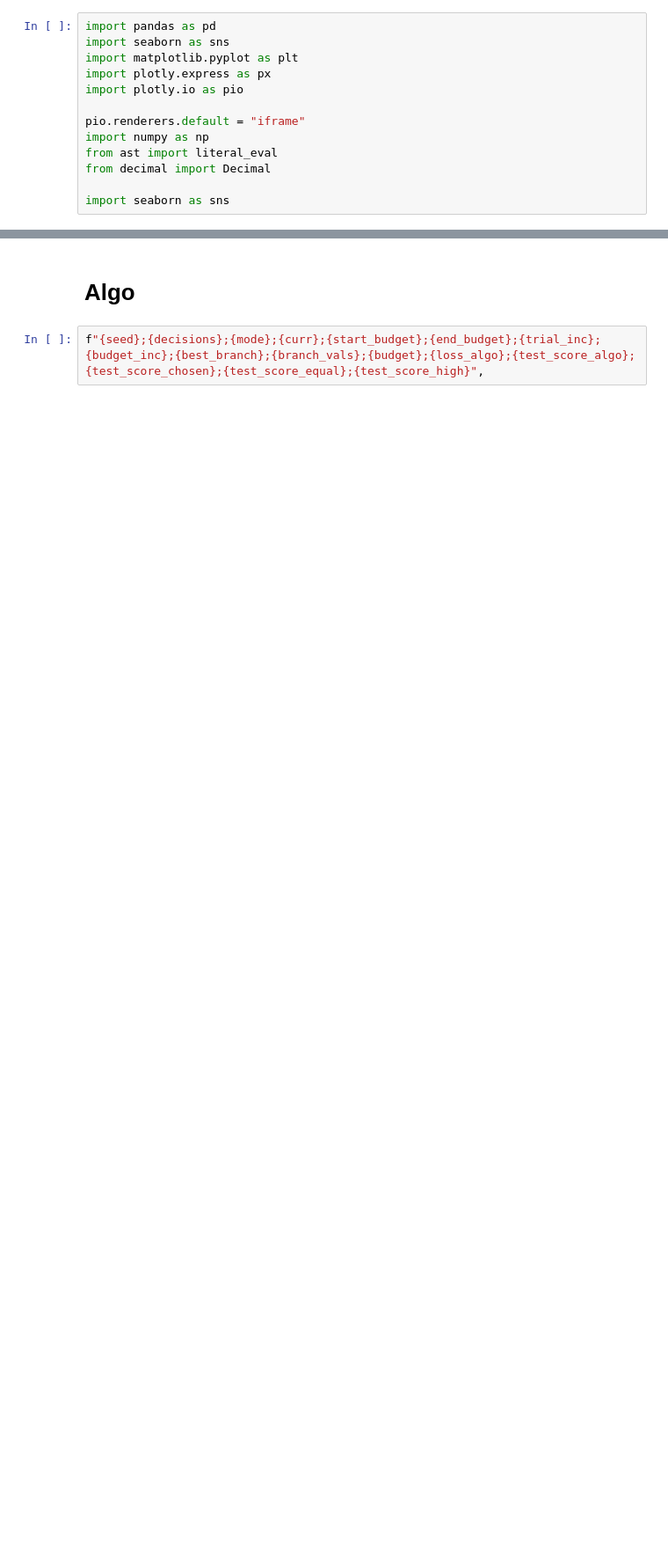
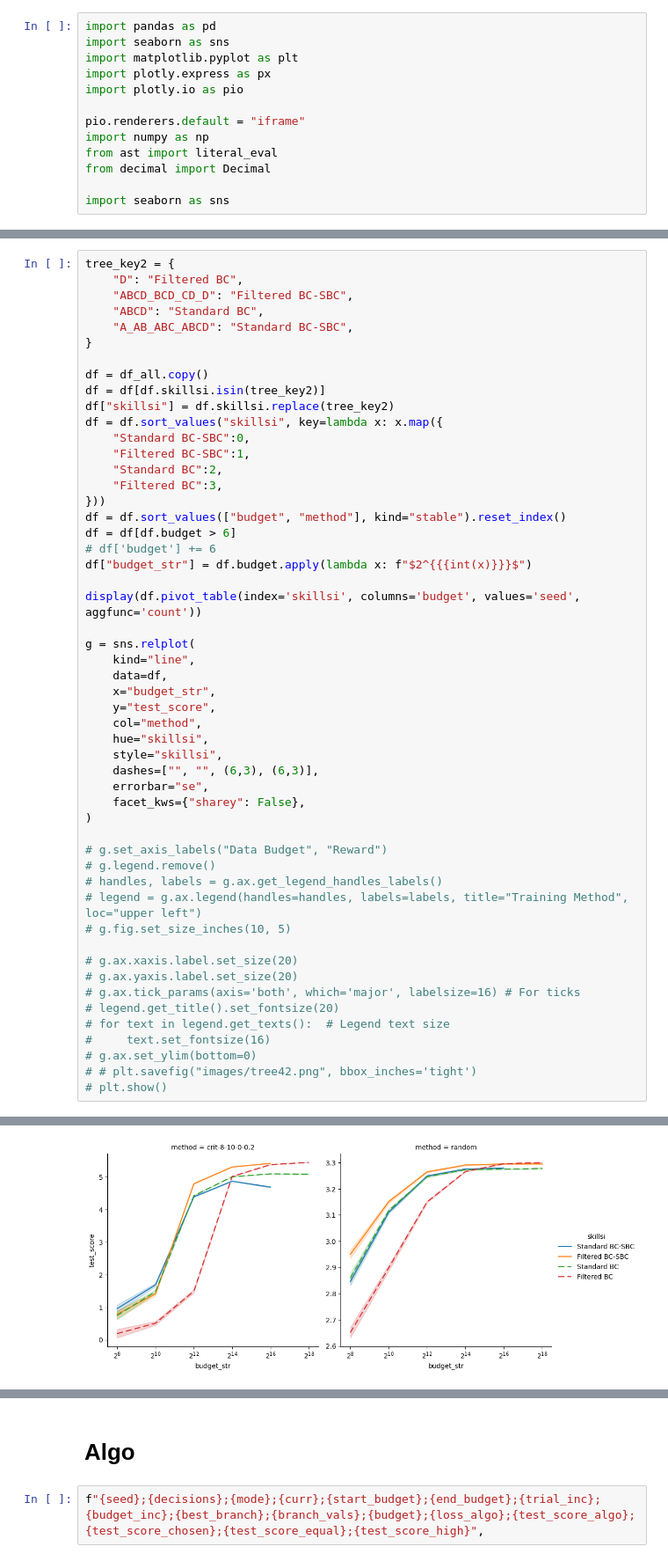
Before and after one commit to saumikn/gymnasium-test, a Jupyter notebook: tree.ipynb, the cells around one changed output, grey strips where cells are left out. Shown at 88% size. Saved outputs shown, nothing was run; the diff lists cells and outputs as text; blank space fills up the shorter version.

Commit message:
new data with larger lr and adam?

```diff
--- a/tree.ipynb
+++ b/tree.ipynb
@@ -370,0 +315,53 @@ AttributeError: Use the `.axes` attribute when facet variables are assigned.
+# %%
+tree_key2 = {
+    "D": "Filtered BC",
+    "ABCD_BCD_CD_D": "Filtered BC-SBC",
+    "ABCD": "Standard BC",
+    "A_AB_ABC_ABCD": "Standard BC-SBC",
+}
+
+df = df_all.copy()
+df = df[df.skillsi.isin(tree_key2)]
+df["skillsi"] = df.skillsi.replace(tree_key2)
+df = df.sort_values("skillsi", key=lambda x: x.map({
+    "Standard BC-SBC":0,
+    "Filtered BC-SBC":1,
+    "Standard BC":2,
+    "Filtered BC":3,
+}))
+df = df.sort_values(["budget", "method"], kind="stable").reset_index()
+df = df[df.budget > 6]
+# df['budget'] += 6
+df["budget_str"] = df.budget.apply(lambda x: f"$2^{{{int(x)}}}$")
+
+display(df.pivot_table(index='skillsi', columns='budget', values='seed', aggfunc='count'))
+
+g = sns.relplot(
+    kind="line",
+    data=df,
+    x="budget_str",
+    y="test_score",
+    col="method",
+    hue="skillsi",
+    style="skillsi",
+    dashes=["", "", (6,3), (6,3)],
+    errorbar="se",
+    facet_kws={"sharey": False},
+)
+
+# g.set_axis_labels("Data Budget", "Reward")
+# g.legend.remove()
+# handles, labels = g.ax.get_legend_handles_labels()
+# legend = g.ax.legend(handles=handles, labels=labels, title="Training Method", loc="upper left")
+# g.fig.set_size_inches(10, 5)
+
+# g.ax.xaxis.label.set_size(20)
+# g.ax.yaxis.label.set_size(20)
+# g.ax.tick_params(axis='both', which='major', labelsize=16) # For ticks
+# legend.get_title().set_fontsize(20)
+# for text in legend.get_texts():  # Legend text size
+#     text.set_fontsize(16)
+# g.ax.set_ylim(bottom=0)
+# # plt.savefig("images/tree42.png", bbox_inches='tight')
+# plt.show()
+# %% [output]
@@ -371,3 +374,4 @@ AttributeError: Use the `.axes` attribute when facet variables are assigned.
+[figure, added]
 # %%
 tree_key2 = {
     "D": "Filtered BC",
```
Also changed, not shown: parts of 10 cells of this notebook, 5 other files.
